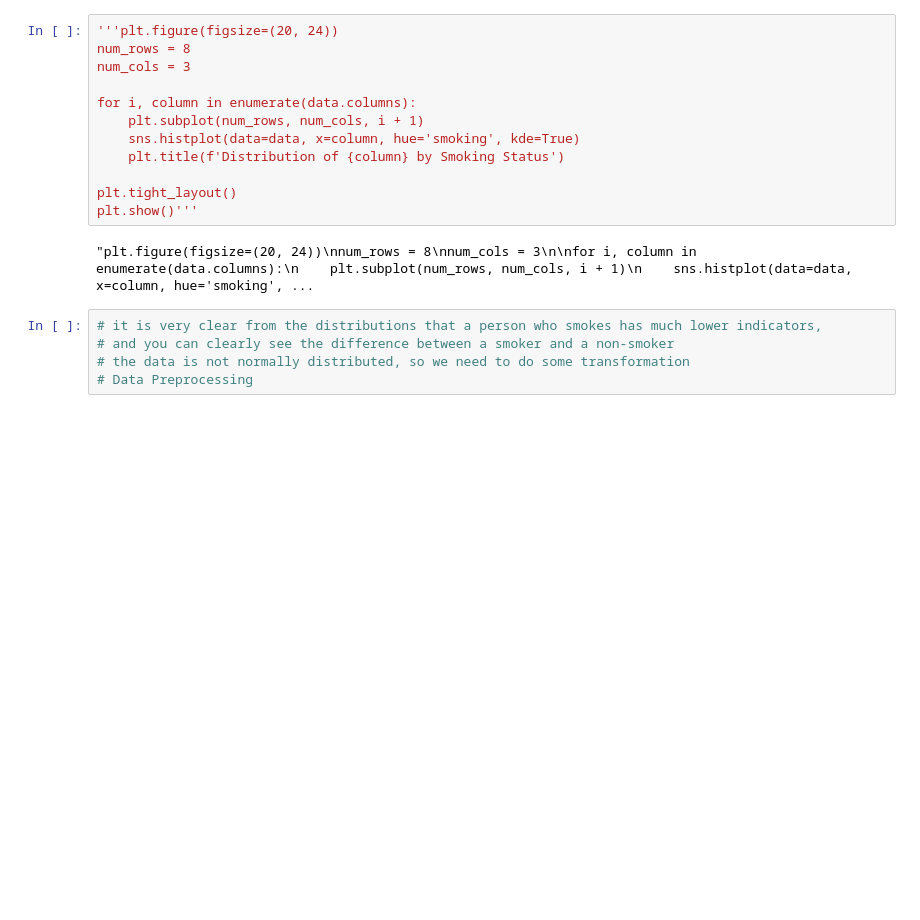
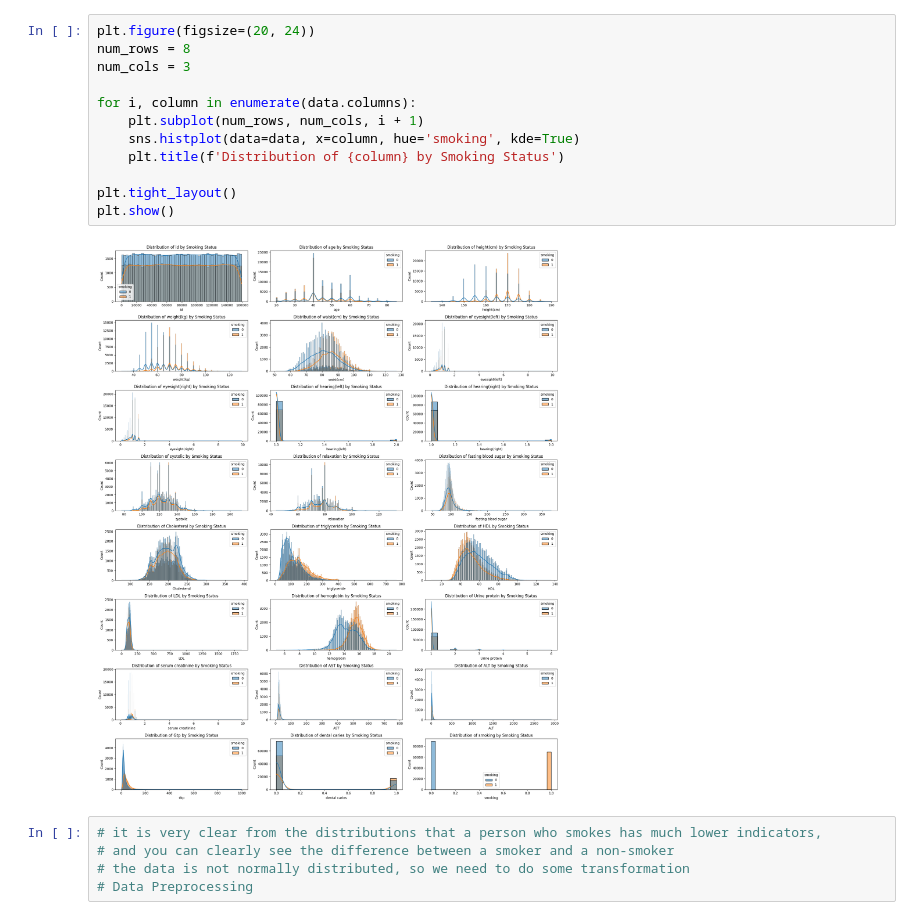
Before and after one commit to LoginovAM-ds/Projects_for_Kaggle, a Jupyter notebook: Binary Prediction of Smoker Status using Bio-Signals/modeling.ipynb, the cells around one changed output. Saved outputs shown, nothing was run; the diff lists cells and outputs as text; blank space fills up the shorter version.

```diff
--- a/Binary Prediction of Smoker Status using Bio-Signals/modeling.ipynb
+++ b/Binary Prediction of Smoker Status using Bio-Signals/modeling.ipynb
@@ -13,17 +18,17 @@ data.head(1)
 # %%
-'''plt.figure(figsize=(20, 24))
+plt.figure(figsize=(20, 24))
 num_rows = 8
 num_cols = 3
 
 for i, column in enumerate(data.columns):
     plt.subplot(num_rows, num_cols, i + 1)
     sns.histplot(data=data, x=column, hue='smoking', kde=True)
     plt.title(f'Distribution of {column} by Smoking Status')
 
 plt.tight_layout()
-plt.show()'''
+plt.show()
 # %% [output]
-"plt.figure(figsize=(20, 24))\nnum_rows = 8\nnum_cols = 3\n\nfor i, column in enumerate(data.columns):\n    plt.subplot(num_rows, num_cols, i + 1)\n    sns.histplot(data=data, x=column, hue='smoking', ...
+[figure, added]
 # %%
 # it is very clear from the distributions that a person who smokes has much lower indicators,
 # and you can clearly see the difference between a smoker and a non-smoker
```
Also changed, not shown: parts of 12 cells of this notebook, 1 other file.
